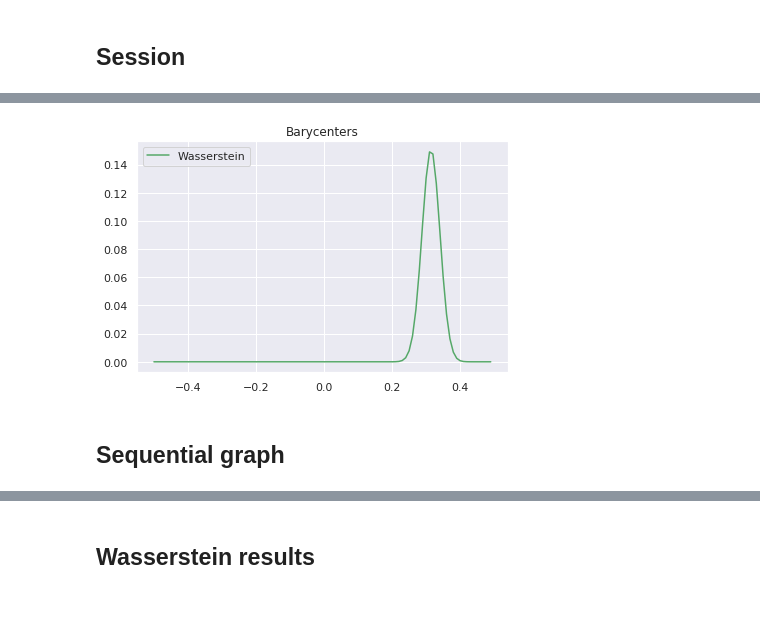
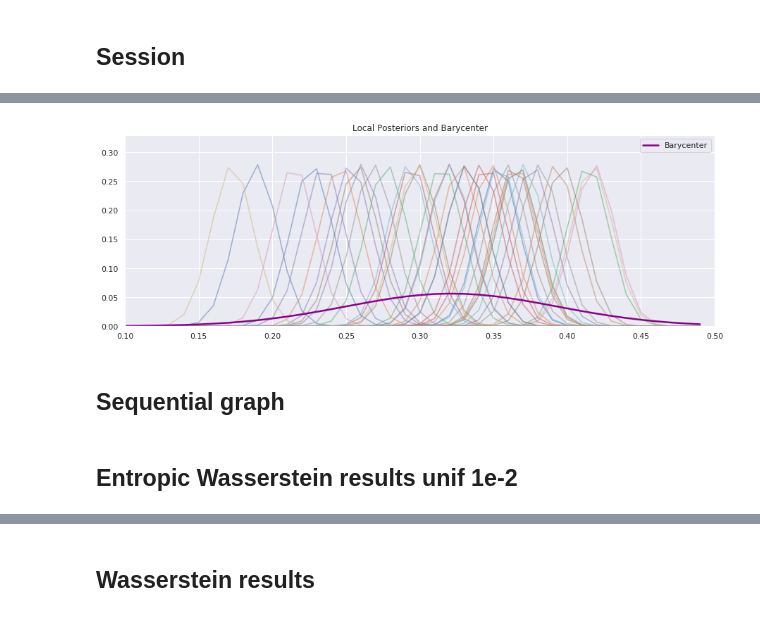
Before and after one commit to JTT94/distributed_posteriors, a Jupyter notebook: notebooks/Bobby/UniformWass.ipynb, the cells around one changed output, grey strips where cells are left out. Saved outputs shown, nothing was run; the diff lists cells and outputs as text; code cells hidden in the pictures.

```diff
--- a/notebooks/Bobby/UniformWass.ipynb
+++ b/notebooks/Bobby/UniformWass.ipynb
@@ -102,6 +90,8 @@ make_1D_trunc_gauss(lb=-0.5, )
 # %%
 a = theta_observations[0]
 n_bins=100
+
+n_sig=4800
 # %%
 hist_array= np.empty((0,n_bins))
 for num in a:
@@ -118,2 +104,12 @@ n_distributions
 # %%
 x = np.arange(-0.5,0.5,1/n_bins, dtype=np.float64)
+
+x = np.resize(x,(100,1))
+
+M = ot.utils.dist(x1 = x )
+
+M /= M.max()
+
+# wasserstein
+reg = 1e-2
+bary_wass = ot.bregman.barycenter(A, M, reg, weights=None)
@@ -124,6 +115,0 @@ M /= M.max()
-# %%
-pl.figure(1, figsize=(6.4, 3))
-for i in range(n_distributions):
-    pl.plot(x, A[:, i])
-pl.title('Distributions')
-pl.tight_layout()
@@ -156,10 +116,14 @@ array([9.85542438e-208, 1.07585138e-202, 1.00543879e-197, 8.14279124e-193,
-# %%
-pl.plot(x, bary_wass, 'g', label='Wasserstein')
-pl.legend()
-pl.title('Barycenters')
-pl.tight_layout()
-# %% [output]
-[figure, removed]
+# %%
+pl.figure( figsize=(15, 5))
+for i in range(n_distributions):
+    pl.plot(x, A[:, i], alpha = 0.5)
+pl.title('Local Posteriors and Barycenter')
+pl.plot(x, bary_wass, 'g', label='Barycenter',linewidth=2.5, color='darkmagenta')
+pl.axis((0.1,0.5,0,0.33))
+pl.legend()
+pl.savefig('Barycenter.pdf')
+# %% [output]
+[figure, added]
 # %% [markdown]
 ## Sequential graph
 # %%
@@ -169,3 +133,5 @@ wass_bary_sample = normal_sampler(wass_bary_coefs[0,], wass_bary_coefs[1,])
 wass_centred_mean = [np.square(wass_bary_temp[i][0]-wass_bary_coefs[0]) for i in range(m)]
 kl_additional_variance = np.mean(wass_centred_mean,0)
 kl_bary_sample = normal_sampler(wass_bary_coefs[0,], wass_bary_coefs[1,] + kl_additional_variance)
+# %% [markdown]
+## Entropic Wasserstein results unif 1e-2
```
Also changed, not shown: parts of 39 cells of this notebook, 9 other files.
